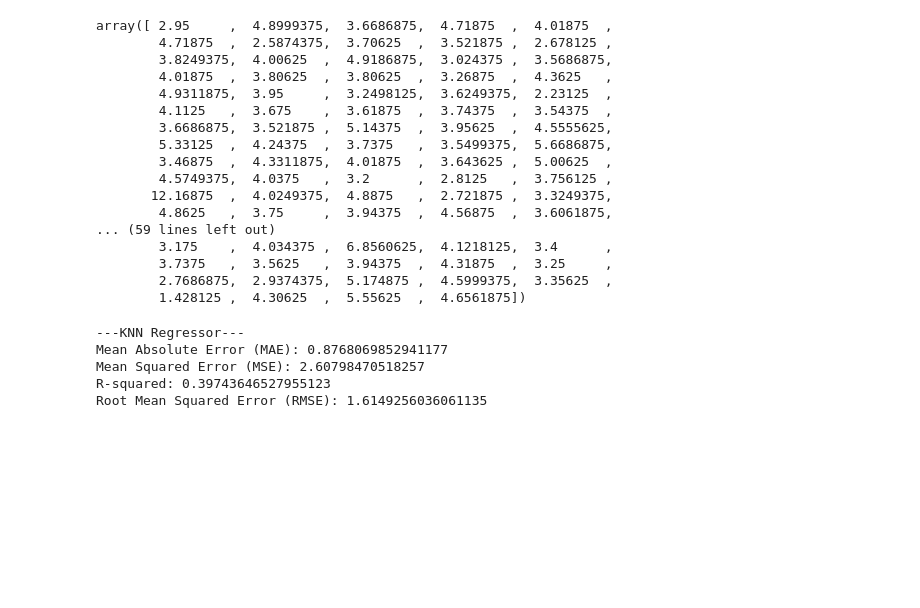
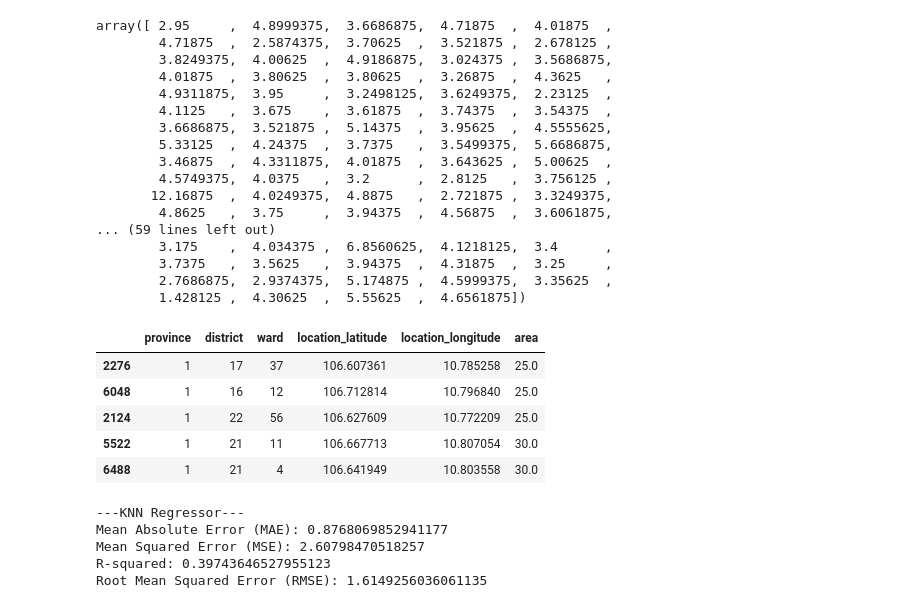
Before and after one commit to bkrental/website-crawler-service, a Jupyter notebook: website_scraper/models/price_predicting_model.ipynb, the cells around one changed output. Saved outputs shown, nothing was run; the diff lists cells and outputs as text; code cells hidden in the pictures; blank space fills up the shorter version.

```diff
--- a/website_scraper/models/price_predicting_model.ipynb
+++ b/website_scraper/models/price_predicting_model.ipynb
@@ -97,10 +97,13 @@ df['district'] = df['district'].replace('Quận 2 (Tp Thủ Đức)', 'Quận 2'
 # Change province, ward, street from categorical to numerical value
 from sklearn.preprocessing import LabelEncoder
 
-le = LabelEncoder()
-df["district"] = le.fit_transform(df['district'])
-df["province"] = le.fit_transform(df['province'])
-df["ward"] = le.fit_transform(df['ward'])
+le_district = LabelEncoder()
+le_province = LabelEncoder()
+le_ward = LabelEncoder()
+
+df["district"] = le_district.fit_transform(df['district'])
+df["province"] = le_province.fit_transform(df['province'])
+df["ward"] = le_ward.fit_transform(df['ward'])
 df.head()
 # %% [output]
 |  | price | province | district | ward | location_latitude | location_longitude | area |
@@ -239,6 +252,15 @@ array([ 2.95     ,  4.8999375,  3.6686875,  4.71875  ,  4.01875  ,
         3.7375   ,  3.5625   ,  3.94375  ,  4.31875  ,  3.25     ,
         2.7686875,  2.9374375,  5.174875 ,  4.5999375,  3.35625  ,
         1.428125 ,  4.30625  ,  5.55625  ,  4.6561875])
+# %%
+X_test.head()
+# %% [output]
+|  | province | district | ward | location_latitude | location_longitude | area |
+| 2276 | 1 | 17 | 37 | 106.607361 | 10.785258 | 25.0 |
+| 6048 | 1 | 16 | 12 | 106.712814 | 10.796840 | 25.0 |
+| 2124 | 1 | 22 | 56 | 106.627609 | 10.772209 | 25.0 |
+| 5522 | 1 | 21 | 11 | 106.667713 | 10.807054 | 30.0 |
+| 6488 | 1 | 21 | 4 | 106.641949 | 10.803558 | 30.0 |
 # %%
 from sklearn.metrics import mean_absolute_error, mean_squared_error, r2_score
 
```
Also changed, not shown: parts of 3 cells of this notebook, 6 other files.
